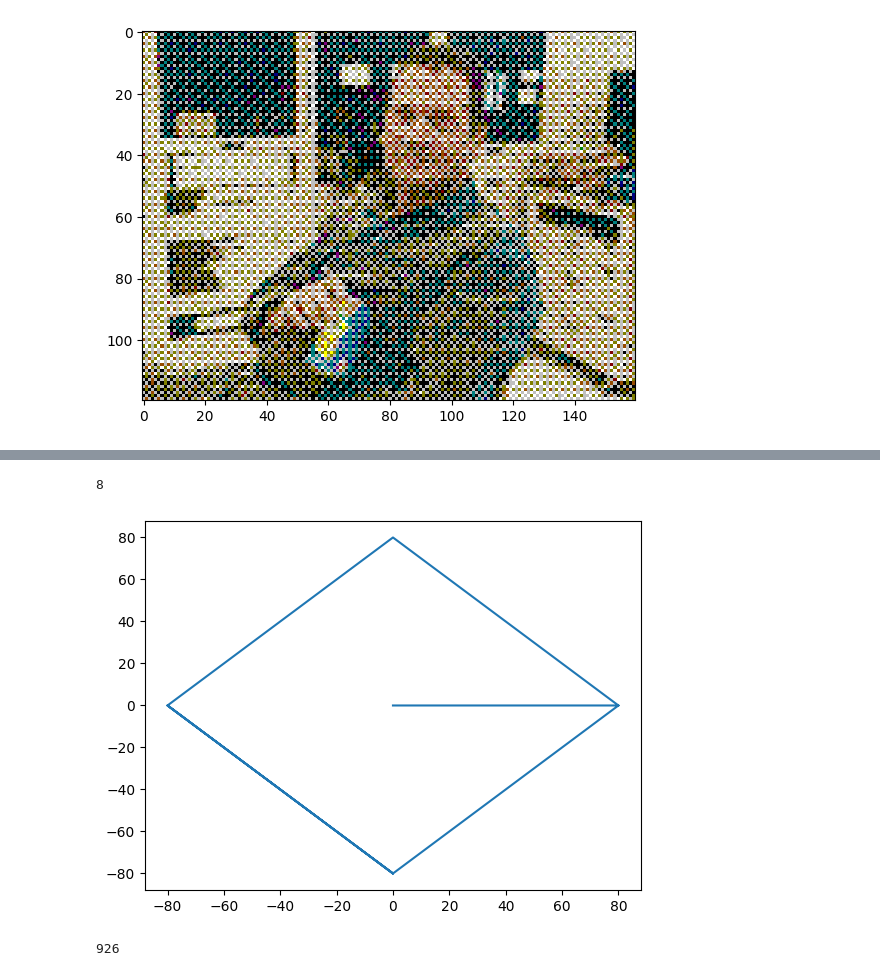
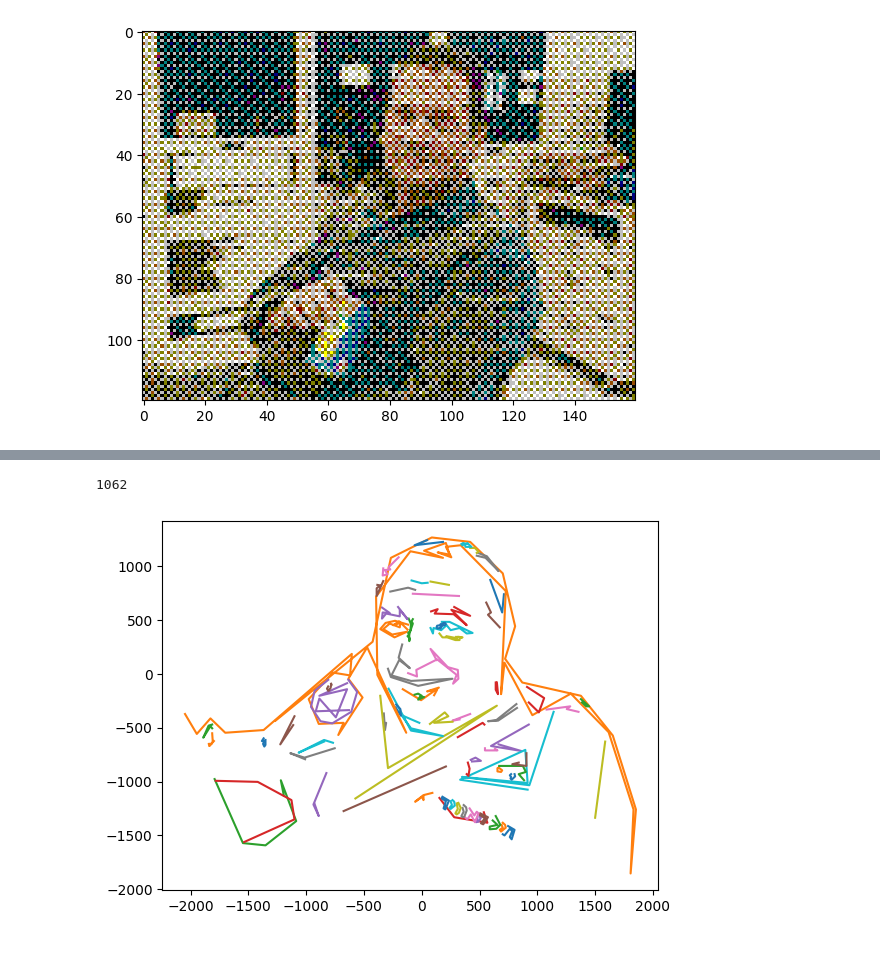
Before and after one commit to Ziv-spec/randomfun, a Jupyter notebook: ml/face.ipynb, the cells around one changed output, grey strips where cells are left out. Saved outputs shown, nothing was run; the diff lists cells and outputs as text; code cells hidden in the pictures.

```diff
--- a/ml/face.ipynb
+++ b/ml/face.ipynb
@@ -272,51 +178,33 @@ len(v)
-# %%
-
-def crt_correction(v):
-    new_vec = []
-    for i in range(len(v)):
-        if v[i][0] >= 0:  # don't change anything in the positive half of the thingy
-            new_vec.append(v[i])
-            continue
-
-        # neg half of rect
-        x, nx = v[i][0], v[i+1][0]
-        if (nx - x > 0): # from neg half to the right
-            new_vec.append(v[i])
-            new_vec.append(v[i+1])
-            new_vec.append(v[i])
-    return new_vec
-
-crt = crt_correction(v)
-plt.plot(np.array(crt)[:, 0], np.array(crt)[:, 1])
-len(crt)
-# %% [output]
-8
-[figure, removed]
 # %%
-program = [0x803]
-def defl(v):
-  return v
-
 def vector(program, data):
-  code = [
-    0x9000 + len(data)-1, # cmd + xy data words
+  opcode = [
+    0x9000+len(data)-1, # cmd + xy data words
     2+len(program) # offset from the 0x9000 instruction itself (1 for the offset itself, and another 1 for the 0x803 instruction)
   ]
-  deflection_corrected_data = defl(data)
-  flattened_data = sum(deflection_corrected_data, [])
-  centered_data = map(lambda x: int((x/800)*0x1000)-0x800, flattened_data)
-  ycorrected_data = [-x if (i % 2) == 1 else x for i, x in enumerate(centered_data)]
+  centered_data = map(lambda x: int((x/800)*0x1000)-0x800, sum(data, [])) # transform to mpd coords to be centered around the 0
+  ycorrected_data = [-x if (i % 2) == 1 else x for i, x in enumerate(centered_data)] # flip the y to correct for last transformation
+  def defl_x(x): return ((x + 0x7ff) | 0x1800) if (-2047 < x and x < 0) else x
+  macro_xy_words = list(map(defl_x, ycorrected_data))
+  macro_xy_words[-2] |= 0x8000 # add bright-up bit for last word
   plt.plot(ycorrected_data[::2], ycorrected_data[1::2])
+  return opcode, macro_xy_words
 
-  result = code + program + ycorrected_data
-  return result
+program = [0x803]  # end of program word
+for lines in vector_to_macro:
+  opcode, macro_xy_words = vector(program, lines)
+  program = opcode + program + macro_xy_words
+program = [0x7000] + program # begin of program word
+len(program)
 
-for lines in vector_to_macro:
-  program = vector(program, lines)
-program = [0x7000] + program
+# result = ""
+# for word in program:
+#   print(f'{word&0xffff:04x}')
+  # result += f'{word&0xffff:04x}\n'
 
-for word in program:
-#   print(f'{word&0xffff:04x}')
-# len(program)
+# with open('ashush.mcr', 'w+') as f:
+#   f.write(result)
+
+# result
 # %% [output]
-926
+1062
+[figure, added]
```
Also changed, not shown: parts of 6 cells of this notebook, 3 other files.
